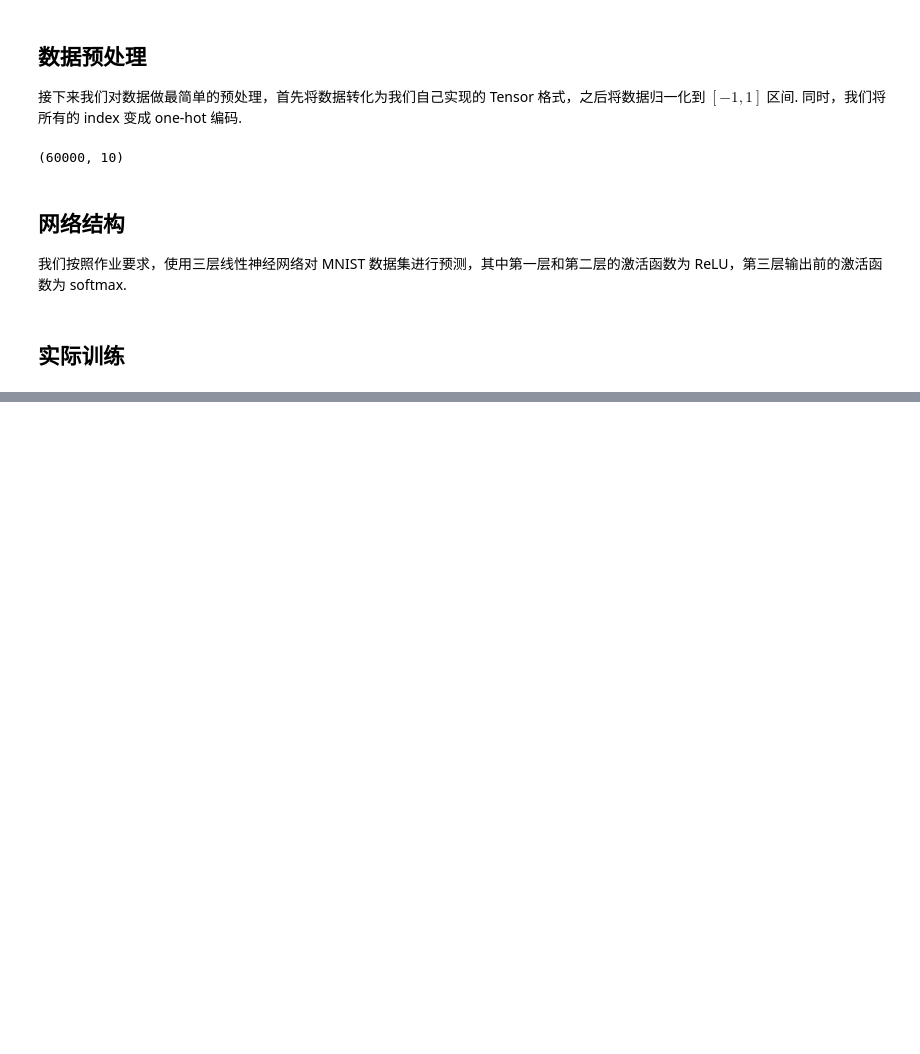
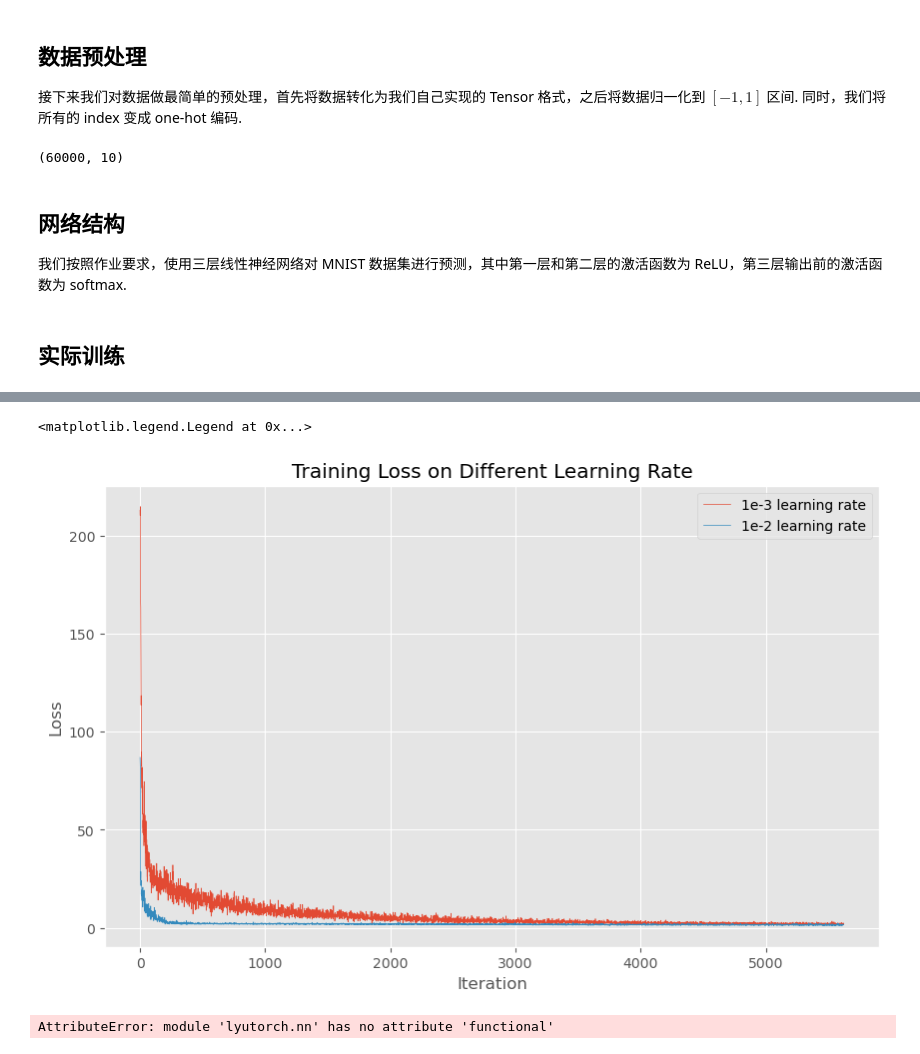
Before and after one commit to WentaoLyu/LyuTorch, a Jupyter notebook: main.ipynb, the cells around one changed output, grey strips where cells are left out. Saved outputs shown, nothing was run; the diff lists cells and outputs as text; code cells hidden in the pictures; blank space fills up the shorter version.

```diff
--- a/main.ipynb
+++ b/main.ipynb
@@ -182,0 +185,31 @@ a
+# %%
+import matplotlib.pyplot as plt
+losses16_1e_3 = np.load('losses16-1e-3lr.npy')
+# 设置样式为 'ggplot'
+plt.style.use('ggplot')
+
+# 创建一个新的图像，并设置其大小
+plt.figure(figsize=(10, 6))
+
+# 绘制损失值，设置线的宽度为 1
+plt.plot(losses16_1e_3[:],label='1e-3 learning rate', linewidth=0.5)
+plt.plot(losses16[:],label='1e-2 learning rate', linewidth=0.5)
+# 设置图像的标题和坐标轴标签
+plt.title('Training Loss on Different Learning Rate')
+plt.xlabel('Iteration')
+plt.ylabel('Loss')
+plt.legend()
+
+# 显示图像
+# %% [output]
+<matplotlib.legend.Legend at 0x...>
+[figure, added]
+# %%
+from sklearn.metrics import accuracy_score
+
+with lyu.no_grad():
+    output = net(img_test)
+    output = output.argmax(dim=1)
+    print(accuracy_score(output.numpy(), label_test.numpy().argmax(axis=1)))
+# %% [output]
+AttributeError: module 'lyutorch.nn' has no attribute 'functional'
```
Also changed, not shown: parts of 3 cells of this notebook, 16 other files.
